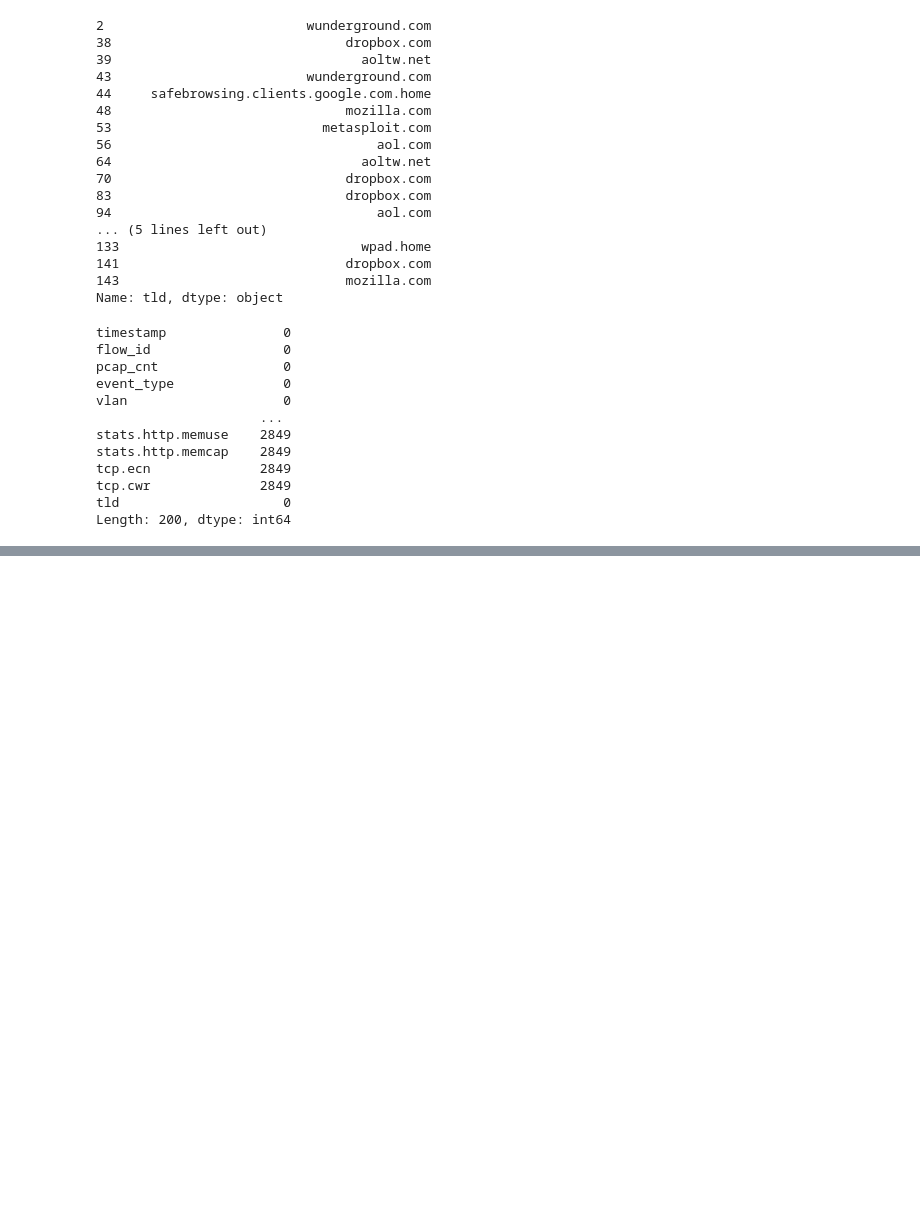
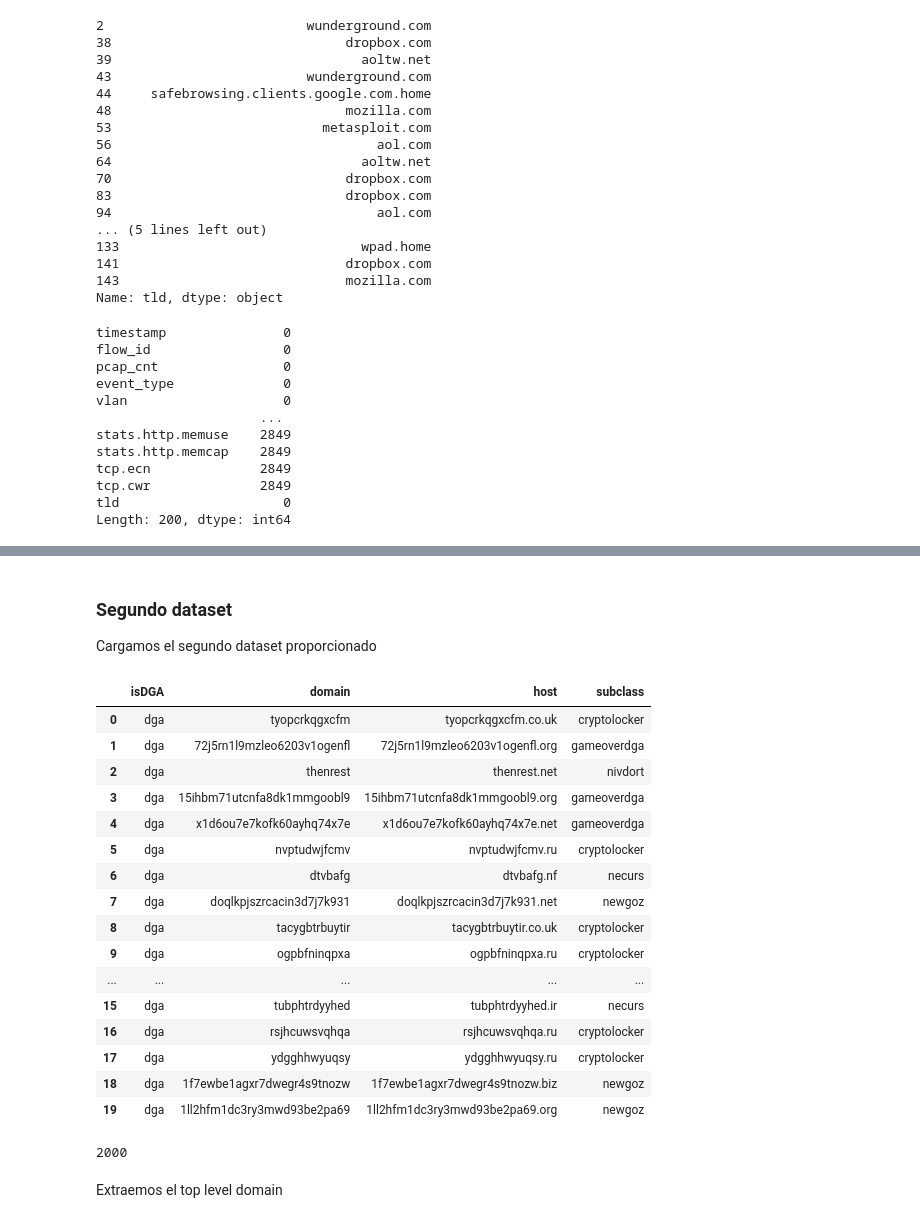
Before and after one commit to cesarvin/SDT-Science-6, a Jupyter notebook: preprossesing.ipynb, the cells around one changed output, grey strips where cells are left out. Cells and saved outputs as stored; diff of their text form; code cells hidden in the pictures; blank space fills up the shorter version.

```diff
--- a/preprossesing.ipynb
+++ b/preprossesing.ipynb
@@ -118,3 +118,34 @@ df.head(20)
 | 143 | 2017-07-22T17:33:41.038093-0500 | 1.154006e+15 | 55932.0 | dns | 110.0 | 192.168.201.66 | 59506.0 | 192.168.207.4 | 53.0 | UDP | ... |
 # %%
 df.to_csv('data.csv', index=False)
+# %% [markdown]
+### Segundo dataset
+Cargamos el segundo dataset proporcionado
+# %%
+df = pd.read_csv('dga_data_small.csv')
+# %%
+df.head(20)
+# %% [output]
+|  | isDGA | domain | host | subclass |
+| 0 | dga | tyopcrkqgxcfm | tyopcrkqgxcfm.co.uk | cryptolocker |
+| 1 | dga | 72j5rn1l9mzleo6203v1ogenfl | 72j5rn1l9mzleo6203v1ogenfl.org | gameoverdga |
+| 2 | dga | thenrest | thenrest.net | nivdort |
+| 3 | dga | 15ihbm71utcnfa8dk1mmgoobl9 | 15ihbm71utcnfa8dk1mmgoobl9.org | gameoverdga |
+| 4 | dga | x1d6ou7e7kofk60ayhq74x7e | x1d6ou7e7kofk60ayhq74x7e.net | gameoverdga |
+| 5 | dga | nvptudwjfcmv | nvptudwjfcmv.ru | cryptolocker |
+| 6 | dga | dtvbafg | dtvbafg.nf | necurs |
+| 7 | dga | doqlkpjszrcacin3d7j7k931 | doqlkpjszrcacin3d7j7k931.net | newgoz |
+| 8 | dga | tacygbtrbuytir | tacygbtrbuytir.co.uk | cryptolocker |
+| 9 | dga | ogpbfninqpxa | ogpbfninqpxa.ru | cryptolocker |
+| ... | ... | ... | ... | ... |
+| 15 | dga | tubphtrdyyhed | tubphtrdyyhed.ir | necurs |
+| 16 | dga | rsjhcuwsvqhqa | rsjhcuwsvqhqa.ru | cryptolocker |
+| 17 | dga | ydgghhwyuqsy | ydgghhwyuqsy.ru | cryptolocker |
+| 18 | dga | 1f7ewbe1agxr7dwegr4s9tnozw | 1f7ewbe1agxr7dwegr4s9tnozw.biz | newgoz |
+| 19 | dga | 1ll2hfm1dc3ry3mwd93be2pa69 | 1ll2hfm1dc3ry3mwd93be2pa69.org | newgoz |
+# %%
+len(df)
+# %% [output]
+2000
+# %% [markdown]
+Extraemos el top level domain
```
Also changed, not shown: parts of 17 cells of this notebook, 1 other file.
